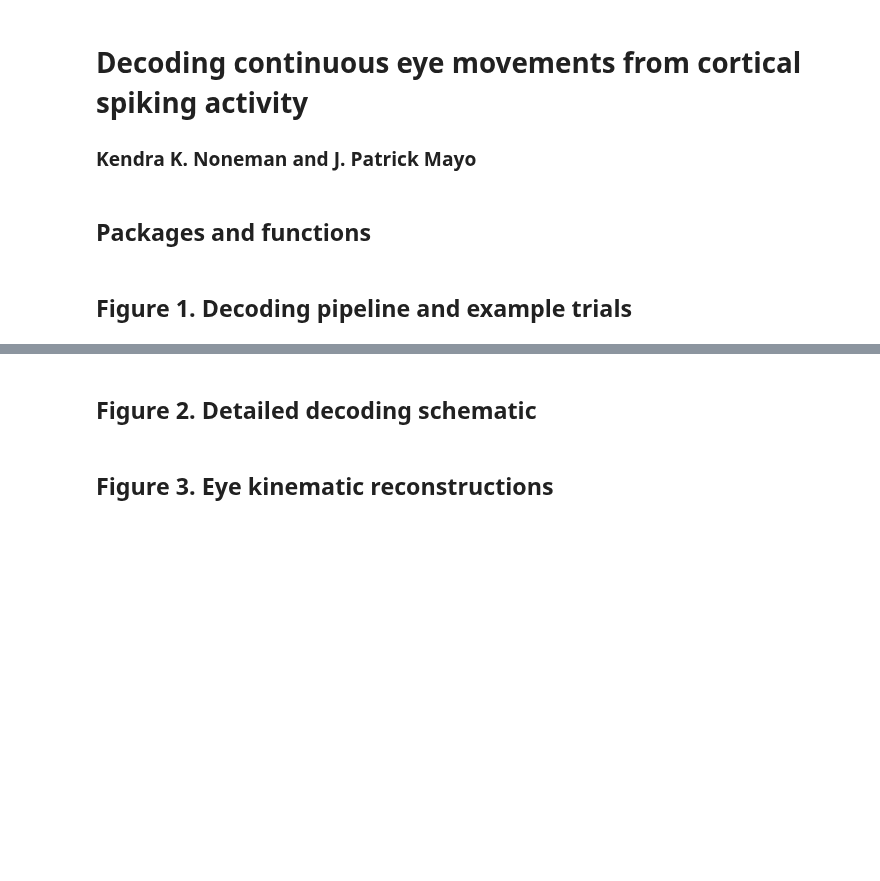
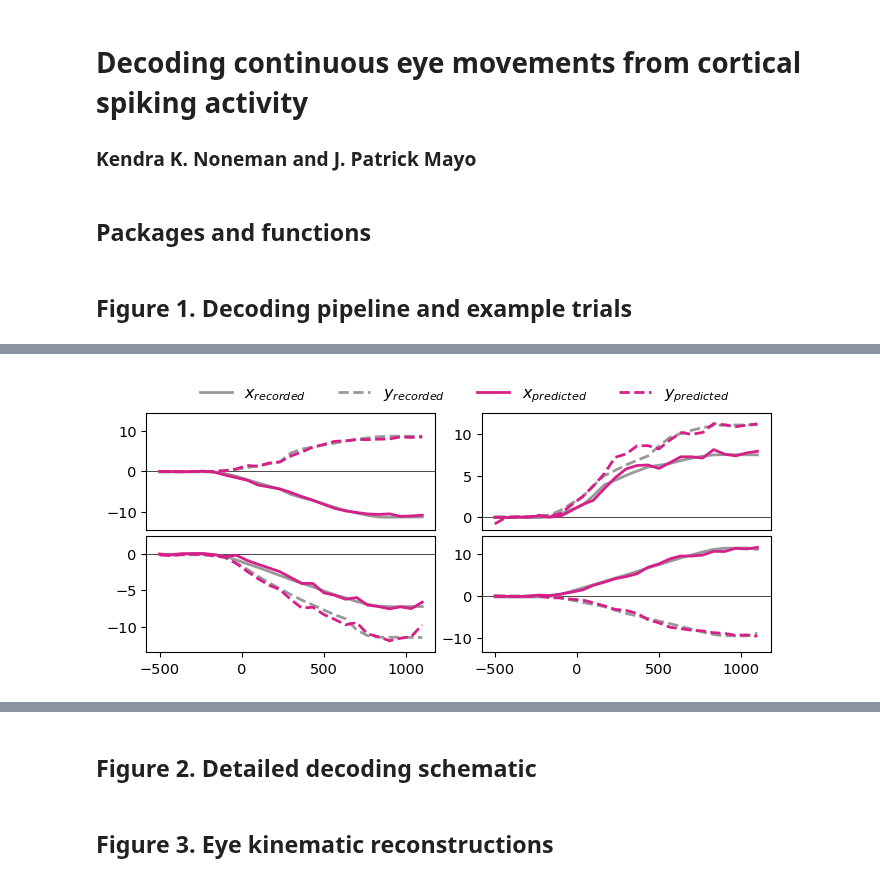
Before and after one commit to mayolabvision/NeuralDecoding, a Jupyter notebook: analyses/Manuscript_FinalPlots2.ipynb, the cells around one changed output, grey strips where cells are left out. Drawn from its saved outputs; the diff is of its cells as text; code cells hidden in the pictures; blank space fills up the shorter version.

```diff
--- a/analyses/Manuscript_FinalPlots2.ipynb
+++ b/analyses/Manuscript_FinalPlots2.ipynb
@@ -320,10 +320,10 @@ def bin_output(outputs,output_times,dt,wdw_start,wdw_end,downsample_factor=1):
 
     return outputs_binned,edges
 
-def get_exTrialLabels(df,conds,y_test,y_test_predicted,mdl=7,fold=0,dto=50,em='R2'):
-    c = conds[df[(df['outer_fold'] == fold) & (df['validEvalMetric'] == em) & (df['output_binWidth'] == dto) & (df['model'] == mdl)].index.values[0]]
-    y = y_test[df[(df['outer_fold'] == fold) & (df['validEvalMetric'] == em) & (df['output_binWidth'] == dto) & (df['model'] == mdl)].index.values[0]]
-    yp = y_test_predicted[df[(df['outer_fold'] == fold) & (df['validEvalMetric'] == em) & (df['output_binWidth'] == dto) & (df['model'] == mdl)].index.values[0]]
+def get_exTrialLabels(df,conds,y_test,y_test_predicted,o='position',mdl=7,fold=0,dto=50,em='R2',gi=1):
+    c = conds[df[(df['outer_fold'] == fold) & (df['output'] == o) & (df['validEvalMetric'] == em) & (df['output_binWidth'] == dto) & (df['model'] == mdl)].index.values[0]]
+    y = y_test[df[(df['outer_fold'] == fold) & (df['output'] == o) & (df['validEvalMetric'] == em) & (df['output_binWidth'] == dto) & (df['model'] == mdl)].index.values[0]]
+    yp = y_test_predicted[df[(df['outer_fold'] == fold) & (df['output'] == o) &  (df['validEvalMetric'] == em) & (df['output_binWidth'] == dto) & (df['model'] == mdl)].index.values[0]]
 
     trl_nums, indices = np.unique(c[:,0], return_index=True)
     trl_dirs = c[indices,3]
@@ -352,7 +352,10 @@ def get_exTrialLabels(df,conds,y_test,y_test_predicted,mdl=7,fold=0,dto=50,em='R
 
         sorted_indices = np.argsort(d_R2)
 
-        ex_trials.extend(d_trl[sorted_indices[-1:]].astype(int))
+        if gi==1:
+            ex_trials.extend(d_trl[sorted_indices[-gi:]].astype(int))
+        else:
+            ex_trials.extend(d_trl[sorted_indices[-gi:-(gi-1)]].astype(int))
 
     return ex_trials
 
@@ -485,38 +498,40 @@ plt.rcParams.update({'font.size': 10.5})
 fig.tight_layout()
 
 for i, ax in enumerate(axes.flatten()):
-    y_true, y_pred = get_eyeTraces(df,c_test,ya_test,yp_test,o='position',mdl=7,fold=0,em='R2',trls=plot_trls[i])
+    y_true, y_pred = get_eyeTraces(df,c_test,ya_test,yp_test,o='position',mdl=7,fold=0,trls=plot_trls[i])
     x = np.linspace(0-500,(1*1600)-500,y_true.shape[0])
 
     ax.plot(x,y_true[:,0],linewidth=2,linestyle='solid',color=(0.6,0.6,0.6),label='$x_{recorded}$')
     ax.plot(x,y_true[:,1],linewidth=2,linestyle='dashed',color=(0.6,0.6,0.6),label='$y_{recorded}$')
 
     ax.plot(x,y_pred[:,0],linewidth=2,linestyle='solid',color=cols[7],label='$x_{predicted}$')
     ax.plot(x,y_pred[:,1],linewidth=2,linestyle='dashed',color=cols[7],label='$y_{predicted}$')
 
     ax.axhline(0, color='black', linestyle='-',linewidth=0.5,zorder=0)  # Dashed line at y=0
     #plt.axvline(0, color='gray', linestyle='--')  # Dashed line at x=0
 
 plt.subplots_adjust(wspace=0.16, hspace=0.05)
 
 pos1 = axes[0,0].get_position()
 axes[0,0].set_position(axes[0,1].get_position())
 axes[0,1].set_position(pos1)
 
 axes[0,0].set_ylim(-1.5,12.5)
 axes[0,1].set_ylim(-14.5,14.5)
 axes[1,0].set_ylim(-13.5,2.5)
 axes[1,1].set_ylim(-13.5,14.5)
 
 axes[0,0].set_xticks([])
 axes[0,1].set_xticks([])
 axes[1,0].set_xticks([-500,0,500,1000])
 axes[1,0].set_xticks([-500,0,500,1000])
 
 axes[0,1].legend(loc='lower center', bbox_to_anchor=(1.1, 0.95),
           fancybox=False, shadow=False, ncol=4, fontsize="11.5",frameon=False)
 
 fig.savefig(FIG_FOLDER+'/model_4traces_subplots.png', dpi=600, bbox_inches='tight')
+# %% [output]
+[figure, added]
 # %%
 from matplotlib.collections import LineCollection
 
```
Also changed, not shown: parts of 6 cells of this notebook, 5 other files.
